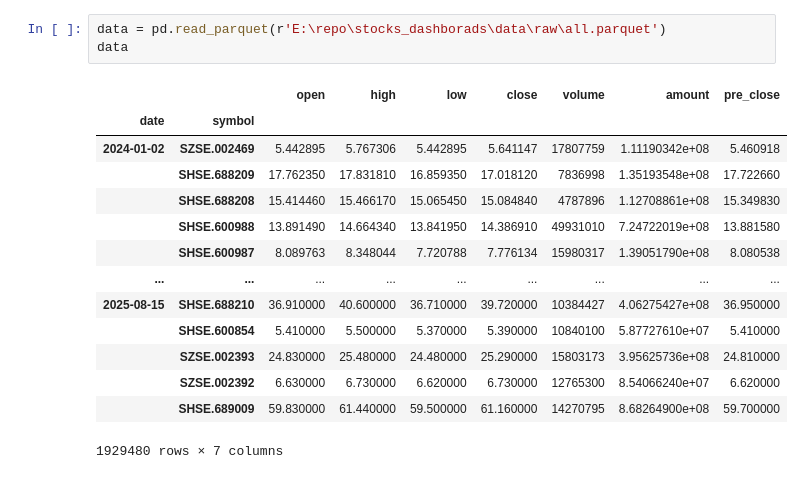
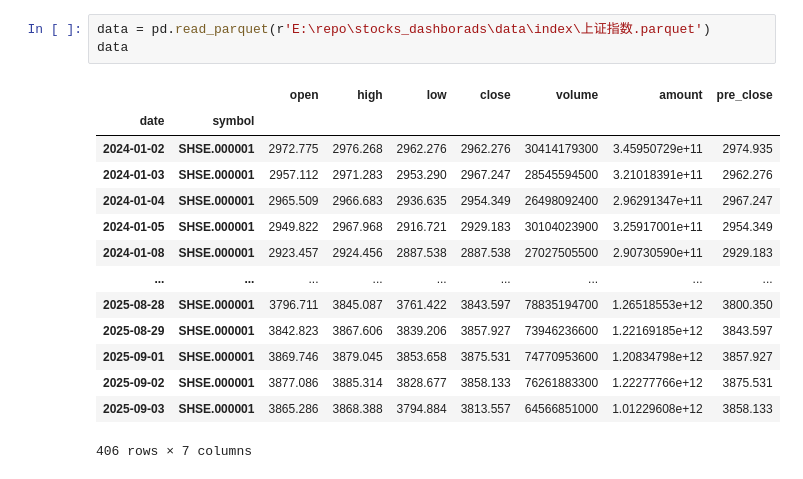
Before and after one commit to Jusdu/stocks_dashborads, a Jupyter notebook: test.ipynb, the cells around one changed output. Drawn from its saved outputs; the diff is of its cells as text.

```diff
--- a/test.ipynb
+++ b/test.ipynb
@@ -25,18 +18,18 @@ a.groupby(pd.Grouper(level=0, freq='MS')).mean()
 # %%
-data = pd.read_parquet(r'E:\repo\stocks_dashborads\data\raw\all.parquet')
+data = pd.read_parquet(r'E:\repo\stocks_dashborads\data\index\上证指数.parquet')
 data
 # %% [output]
 |  |  | open | high | low | close | volume | amount | pre_close |
 | date | symbol |  |  |  |  |  |  |  |
-| 2024-01-02 | SZSE.002469 | 5.442895 | 5.767306 | 5.442895 | 5.641147 | 17807759 | 1.11190342e+08 | 5.460918 |
-|  | SHSE.688209 | 17.762350 | 17.831810 | 16.859350 | 17.018120 | 7836998 | 1.35193548e+08 | 17.722660 |
-|  | SHSE.688208 | 15.414460 | 15.466170 | 15.065450 | 15.084840 | 4787896 | 1.12708861e+08 | 15.349830 |
-|  | SHSE.600988 | 13.891490 | 14.664340 | 13.841950 | 14.386910 | 49931010 | 7.24722019e+08 | 13.881580 |
-|  | SHSE.600987 | 8.089763 | 8.348044 | 7.720788 | 7.776134 | 15980317 | 1.39051790e+08 | 8.080538 |
+| 2024-01-02 | SHSE.000001 | 2972.775 | 2976.268 | 2962.276 | 2962.276 | 30414179300 | 3.45950729e+11 | 2974.935 |
+| 2024-01-03 | SHSE.000001 | 2957.112 | 2971.283 | 2953.290 | 2967.247 | 28545594500 | 3.21018391e+11 | 2962.276 |
+| 2024-01-04 | SHSE.000001 | 2965.509 | 2966.683 | 2936.635 | 2954.349 | 26498092400 | 2.96291347e+11 | 2967.247 |
+| 2024-01-05 | SHSE.000001 | 2949.822 | 2967.968 | 2916.721 | 2929.183 | 30104023900 | 3.25917001e+11 | 2954.349 |
+| 2024-01-08 | SHSE.000001 | 2923.457 | 2924.456 | 2887.538 | 2887.538 | 27027505500 | 2.90730590e+11 | 2929.183 |
 | ... | ... | ... | ... | ... | ... | ... | ... | ... |
-| 2025-08-15 | SHSE.688210 | 36.910000 | 40.600000 | 36.710000 | 39.720000 | 10384427 | 4.06275427e+08 | 36.950000 |
-|  | SHSE.600854 | 5.410000 | 5.500000 | 5.370000 | 5.390000 | 10840100 | 5.87727610e+07 | 5.410000 |
-|  | SZSE.002393 | 24.830000 | 25.480000 | 24.480000 | 25.290000 | 15803173 | 3.95625736e+08 | 24.810000 |
-|  | SZSE.002392 | 6.630000 | 6.730000 | 6.620000 | 6.730000 | 12765300 | 8.54066240e+07 | 6.620000 |
-|  | SHSE.689009 | 59.830000 | 61.440000 | 59.500000 | 61.160000 | 14270795 | 8.68264900e+08 | 59.700000 |
+| 2025-08-28 | SHSE.000001 | 3796.711 | 3845.087 | 3761.422 | 3843.597 | 78835194700 | 1.26518553e+12 | 3800.350 |
+| 2025-08-29 | SHSE.000001 | 3842.823 | 3867.606 | 3839.206 | 3857.927 | 73946236600 | 1.22169185e+12 | 3843.597 |
+| 2025-09-01 | SHSE.000001 | 3869.746 | 3879.045 | 3853.658 | 3875.531 | 74770953600 | 1.20834798e+12 | 3857.927 |
+| 2025-09-02 | SHSE.000001 | 3877.086 | 3885.314 | 3828.677 | 3858.133 | 76261883300 | 1.22277766e+12 | 3875.531 |
+| 2025-09-03 | SHSE.000001 | 3865.286 | 3868.388 | 3794.884 | 3813.557 | 64566851000 | 1.01229608e+12 | 3858.133 |
-1929480 rows × 7 columns
+406 rows × 7 columns
```
Also changed, not shown: parts of 7 cells of this notebook, 24 other files.
